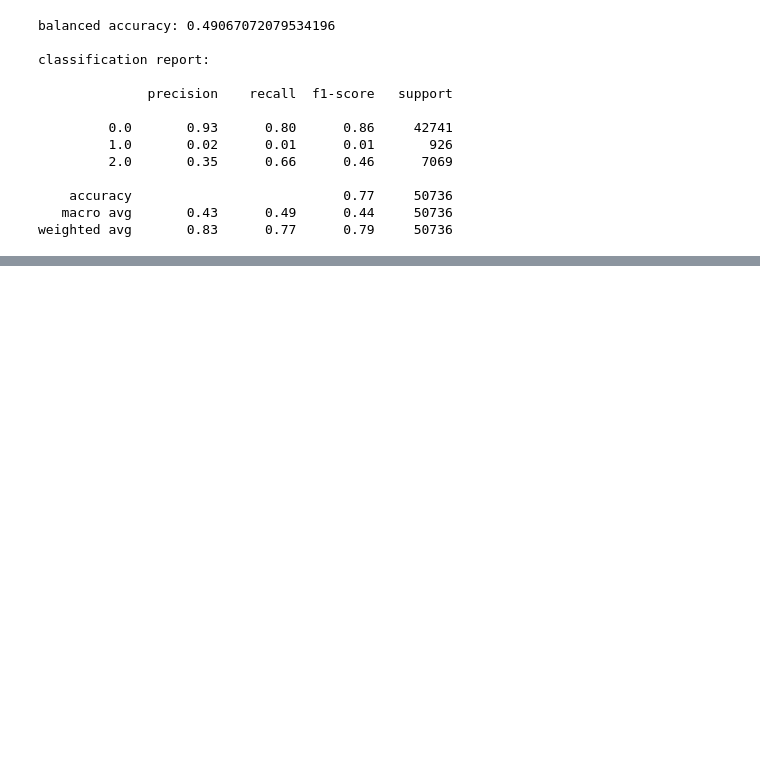
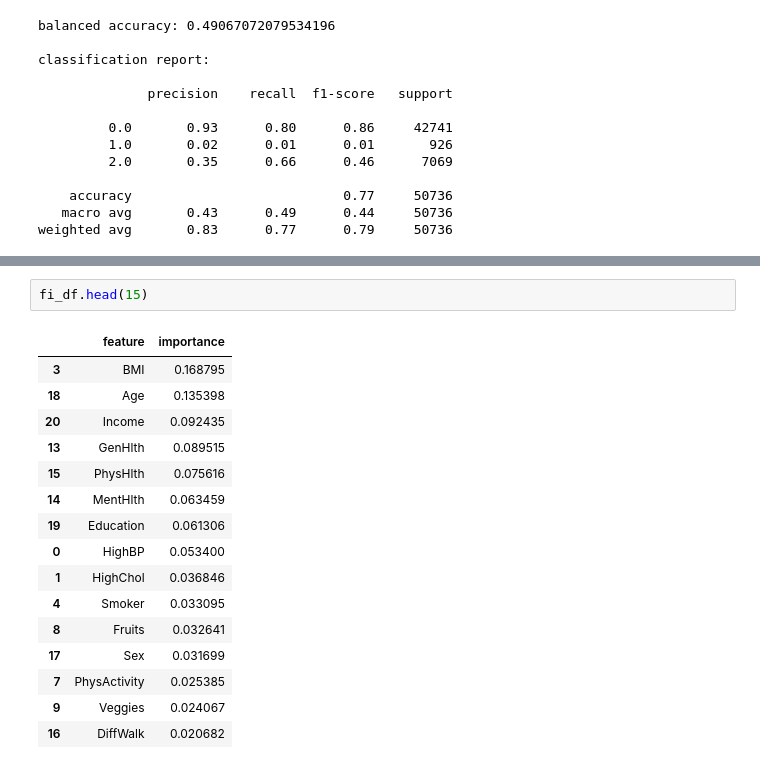
Before and after one commit to mnab93/diabetes-risk-prediction-ML, a Jupyter notebook: Diabetes_Health_Indicators.ipynb, the cells around one changed output, grey strips where cells are left out. Drawn from its saved outputs; the diff is of its cells as text; blank space fills up the shorter version.

```diff
--- a/Diabetes_Health_Indicators.ipynb
+++ b/Diabetes_Health_Indicators.ipynb
@@ -252,0 +265,19 @@ weighted avg       0.83      0.77      0.79     50736
+# %%
+fi_df.head(15)
+# %% [output]
+|  | feature | importance |
+| 3 | BMI | 0.168795 |
+| 18 | Age | 0.135398 |
+| 20 | Income | 0.092435 |
+| 13 | GenHlth | 0.089515 |
+| 15 | PhysHlth | 0.075616 |
+| 14 | MentHlth | 0.063459 |
+| 19 | Education | 0.061306 |
+| 0 | HighBP | 0.053400 |
+| 1 | HighChol | 0.036846 |
+| 4 | Smoker | 0.033095 |
+| 8 | Fruits | 0.032641 |
+| 17 | Sex | 0.031699 |
+| 7 | PhysActivity | 0.025385 |
+| 9 | Veggies | 0.024067 |
+| 16 | DiffWalk | 0.020682 |
```
Also changed, not shown: parts of 5 cells of this notebook.
